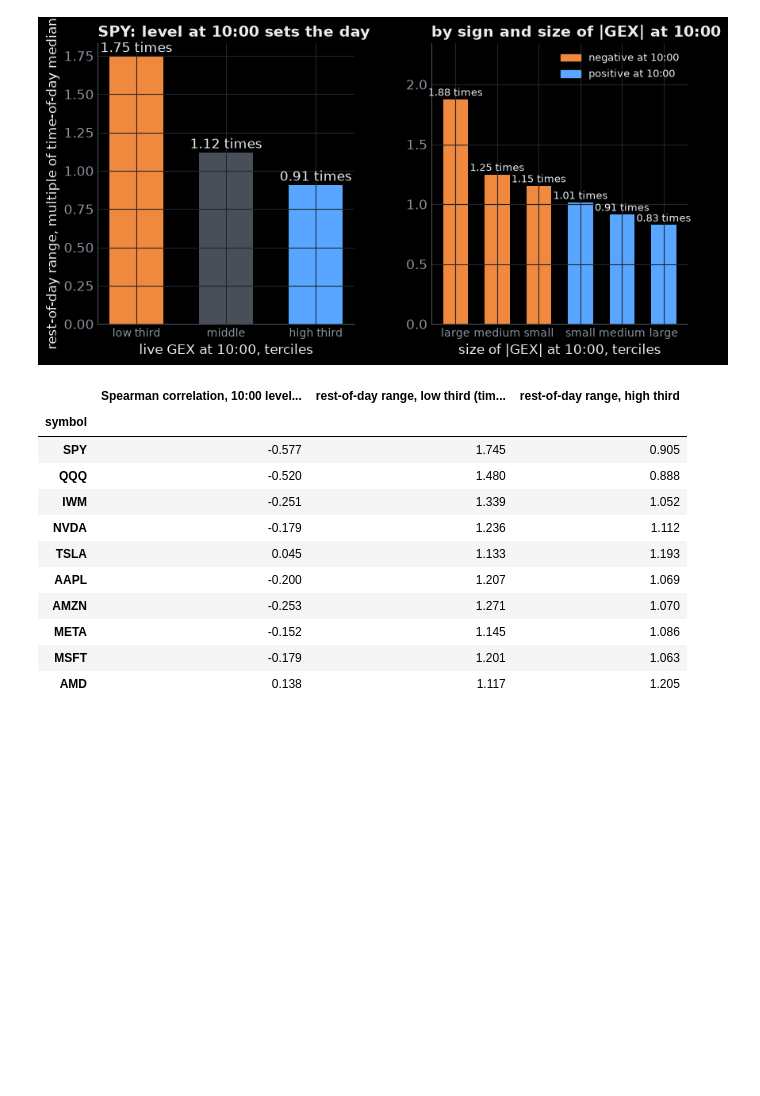
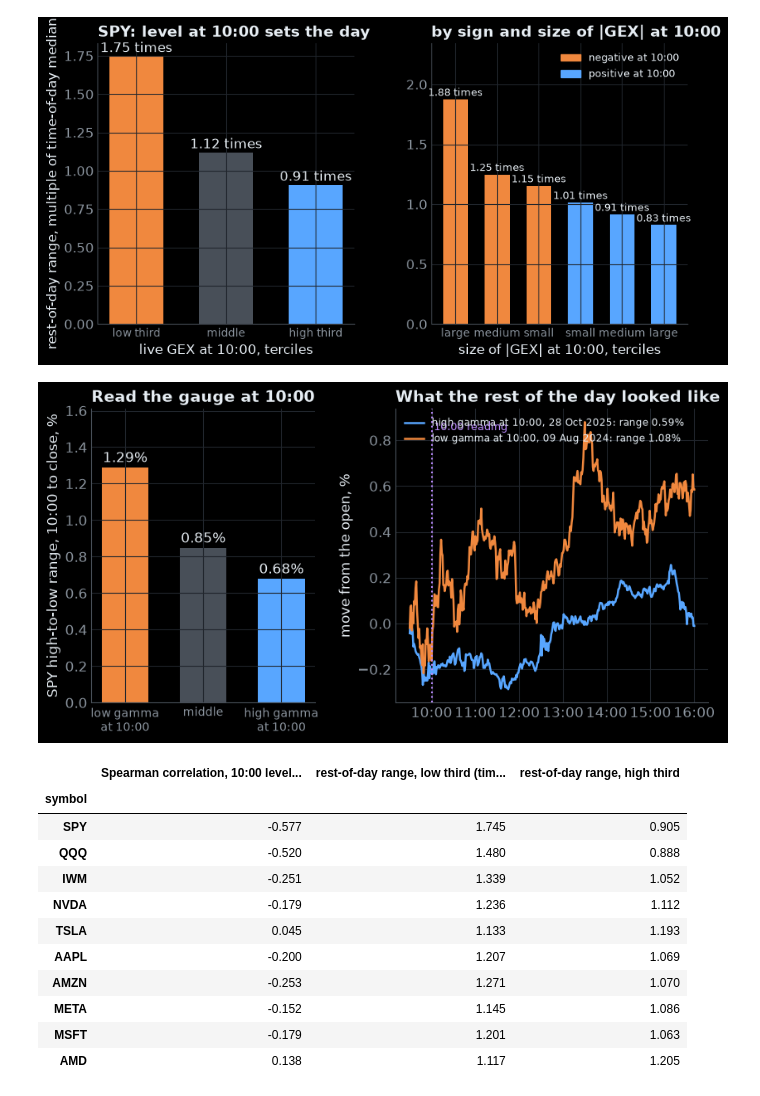
Before and after one commit to will-hill/GPU-Quant-Finance, a Jupyter notebook: 05-pytorch-options-scanning/gex_rows/row02_level_at_1000.ipynb, the cells around one changed output. Drawn from its saved outputs; the diff is of its cells as text; code cells hidden in the pictures; blank space fills up the shorter version.

```diff
--- a/05-pytorch-options-scanning/gex_rows/row02_level_at_1000.ipynb
+++ b/05-pytorch-options-scanning/gex_rows/row02_level_at_1000.ipynb
@@ -56,6 +56,10 @@ _ = R.fig2(ctx, res, G.FIGURES / 'row02_level_at_1000.png')
 | 12:30 | -0.55 (stale -0.44) | -0.58 (stale -0.49) | -0.56 (stale -0.46) | -0.56 (stale -0.47) |
 | 14:00 | -0.45 (stale -0.33) | -0.50 (stale -0.38) | -0.54 (stale -0.42) | -0.54 (stale -0.42) |
 [figure]
+# %%
+_ = R.fig_open2(ctx, res, G.FIGURES / 'row02_opener.png')   # the video opener, in dollars, percent and dates
+# %% [output]
+[figure, added]
 # %%
 R.per_name({'r2_spearman_1000_rest': 'Spearman correlation, 10:00 level versus rest of day', 'r2_rest_low_third': 'rest-of-day range, low third (times the median)', 'r2_rest_high_third': 'rest-of-day range, high third'}).round(3)
 # %% [output]
```
Also changed, not shown: 11 other files.
